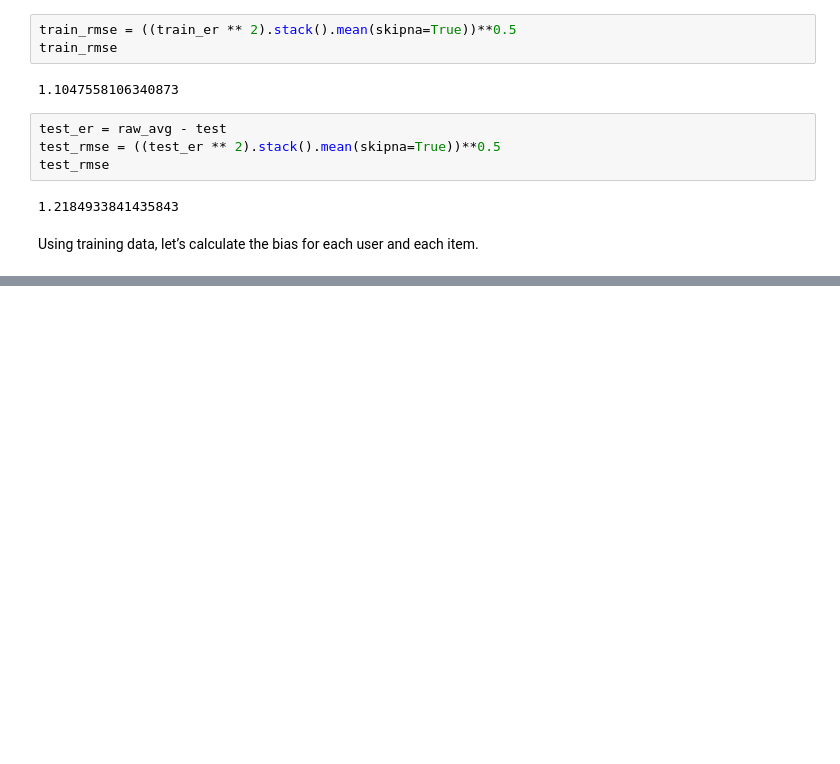
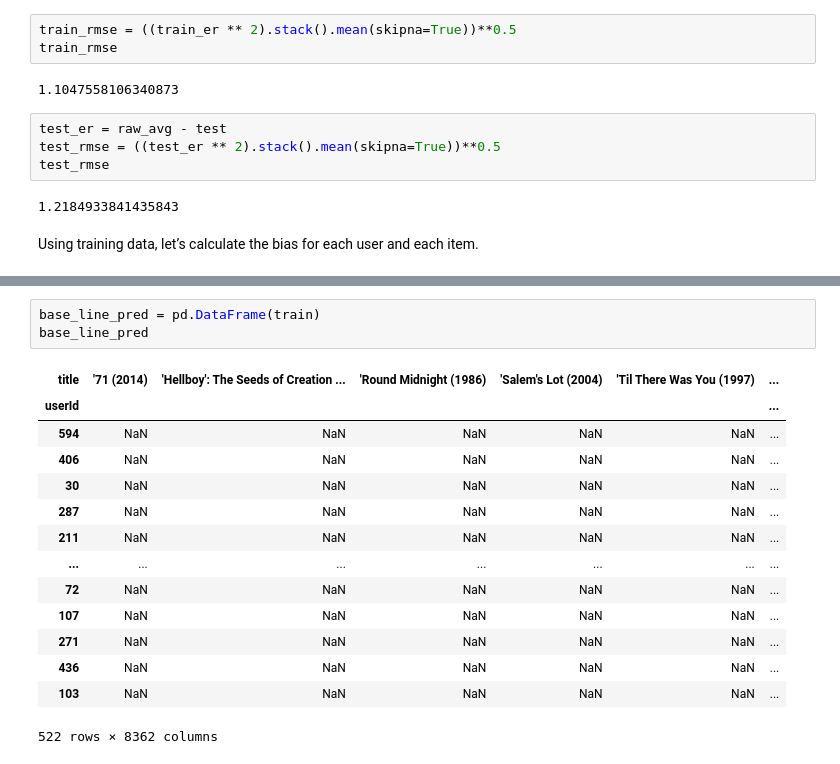
Before and after one commit to salma71/MSDS_SU2020, a Jupyter notebook: Basic_recommender_1.ipynb, the cells around one changed output, grey strips where cells are left out. Saved outputs shown, nothing was run; the diff lists cells and outputs as text; blank space fills up the shorter version.

```diff
--- a/Basic_recommender_1.ipynb
+++ b/Basic_recommender_1.ipynb
@@ -228,3 +230,21 @@ movie_bias
 | Сердца трех (1992) | NaN |
 | チェブラーシカ (2010) | 0.536212 |
 8362 rows × 1 columns
+# %%
+base_line_pred = pd.DataFrame(train)
+base_line_pred
+# %% [output]
+| title | '71 (2014) | 'Hellboy': The Seeds of Creation ... | 'Round Midnight (1986) | 'Salem's Lot (2004) | 'Til There Was You (1997) | ... |
+| userId |  |  |  |  |  | ... |
+| 594 | NaN | NaN | NaN | NaN | NaN | ... |
+| 406 | NaN | NaN | NaN | NaN | NaN | ... |
+| 30 | NaN | NaN | NaN | NaN | NaN | ... |
+| 287 | NaN | NaN | NaN | NaN | NaN | ... |
+| 211 | NaN | NaN | NaN | NaN | NaN | ... |
+| ... | ... | ... | ... | ... | ... | ... |
+| 72 | NaN | NaN | NaN | NaN | NaN | ... |
+| 107 | NaN | NaN | NaN | NaN | NaN | ... |
+| 271 | NaN | NaN | NaN | NaN | NaN | ... |
+| 436 | NaN | NaN | NaN | NaN | NaN | ... |
+| 103 | NaN | NaN | NaN | NaN | NaN | ... |
+522 rows × 8362 columns
```
Also changed, not shown: parts of 4 cells of this notebook.
